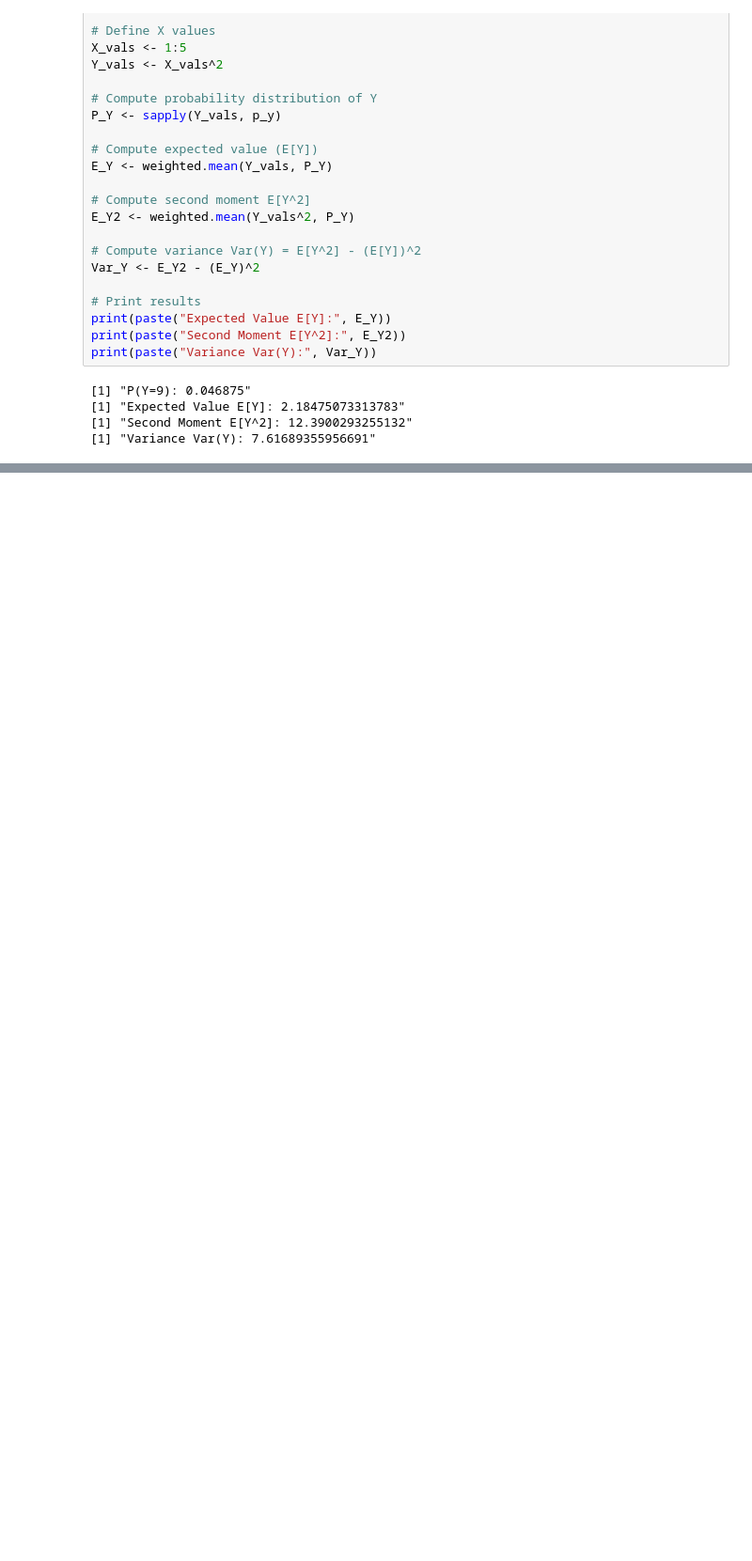
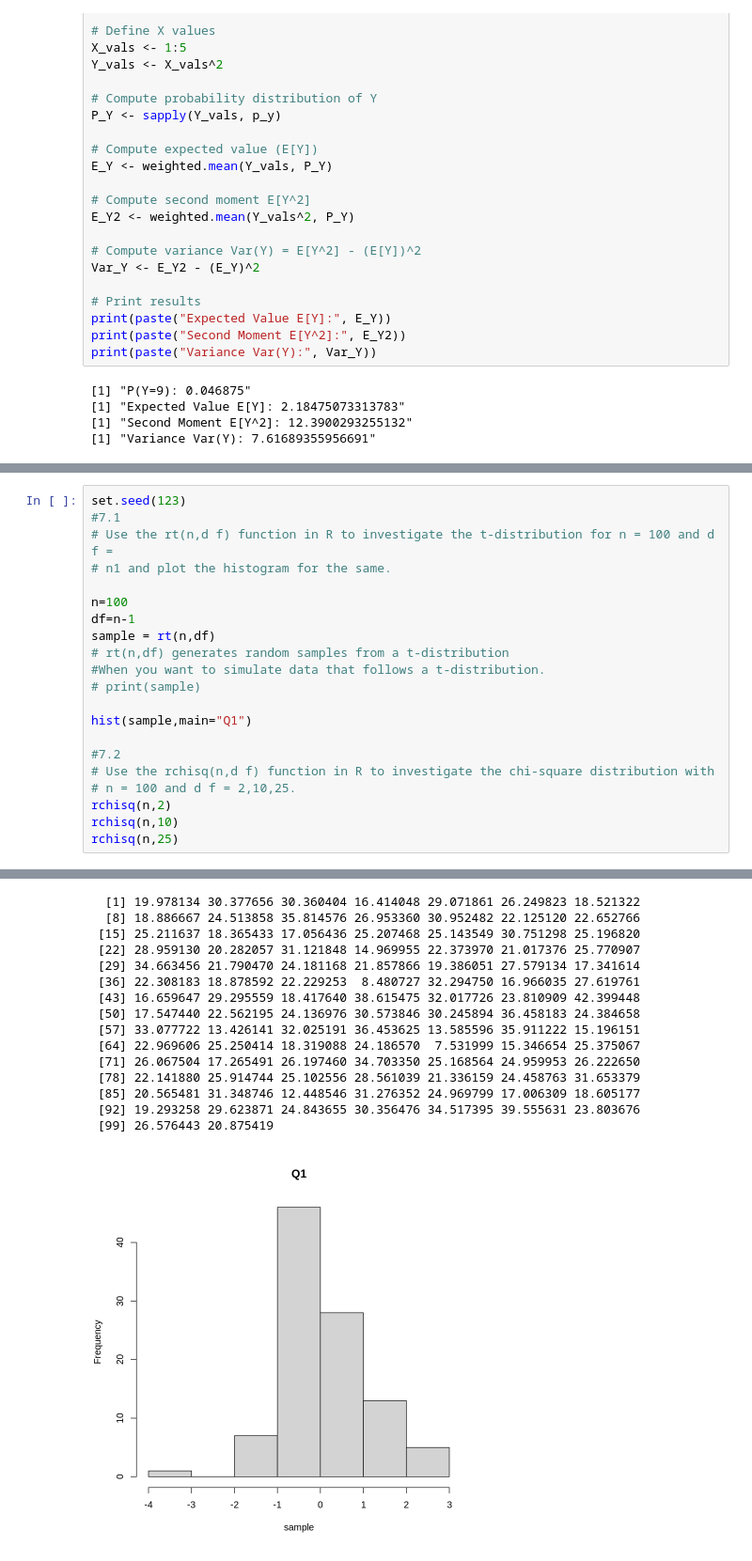
Before and after one commit to Shikhar1808/Lab, a Jupyter notebook: Untitled8.ipynb, the cells around one changed output, grey strips where cells are left out. Shown at 94% size. Cells and saved outputs as stored; diff of their text form; blank space fills up the shorter version.

```diff
--- a/Untitled8.ipynb
+++ b/Untitled8.ipynb
@@ -475,0 +696,22 @@ print(paste("Variance Var(Y):", Var_Y))
+# %%
+set.seed(123)
+#7.1
+# Use the rt(n,d f) function in R to investigate the t-distribution for n = 100 and d f =
+# n1 and plot the histogram for the same.
+
+n=100
+df=n-1
+sample = rt(n,df)
+# rt(n,df) generates random samples from a t-distribution
+#When you want to simulate data that follows a t-distribution.
+# print(sample)
+
+hist(sample,main="Q1")
+
+#7.2
+# Use the rchisq(n,d f) function in R to investigate the chi-square distribution with
+# n = 100 and d f = 2,10,25.
+rchisq(n,2)
+rchisq(n,10)
+rchisq(n,25)
+# %% [output]
@@ -475,0 +750,16 @@ print(paste("Variance Var(Y):", Var_Y))
+  [1] 19.978134 30.377656 30.360404 16.414048 29.071861 26.249823 18.521322
+  [8] 18.886667 24.513858 35.814576 26.953360 30.952482 22.125120 22.652766
+ [15] 25.211637 18.365433 17.056436 25.207468 25.143549 30.751298 25.196820
+ [22] 28.959130 20.282057 31.121848 14.969955 22.373970 21.017376 25.770907
+ [29] 34.663456 21.790470 24.181168 21.857866 19.386051 27.579134 17.341614
+ [36] 22.308183 18.878592 22.229253  8.480727 32.294750 16.966035 27.619761
+ [43] 16.659647 29.295559 18.417640 38.615475 32.017726 23.810909 42.399448
+ [50] 17.547440 22.562195 24.136976 30.573846 30.245894 36.458183 24.384658
+ [57] 33.077722 13.426141 32.025191 36.453625 13.585596 35.911222 15.196151
+ [64] 22.969606 25.250414 18.319088 24.186570  7.531999 15.346654 25.375067
+ [71] 26.067504 17.265491 26.197460 34.703350 25.168564 24.959953 26.222650
+ [78] 22.141880 25.914744 25.102556 28.561039 21.336159 24.458763 31.653379
+ [85] 20.565481 31.348746 12.448546 31.276352 24.969799 17.006309 18.605177
+ [92] 19.293258 29.623871 24.843655 30.356476 34.517395 39.555631 23.803676
+ [99] 26.576443 20.875419
+[figure, added]
```
Also changed, not shown: parts of 12 cells of this notebook.
